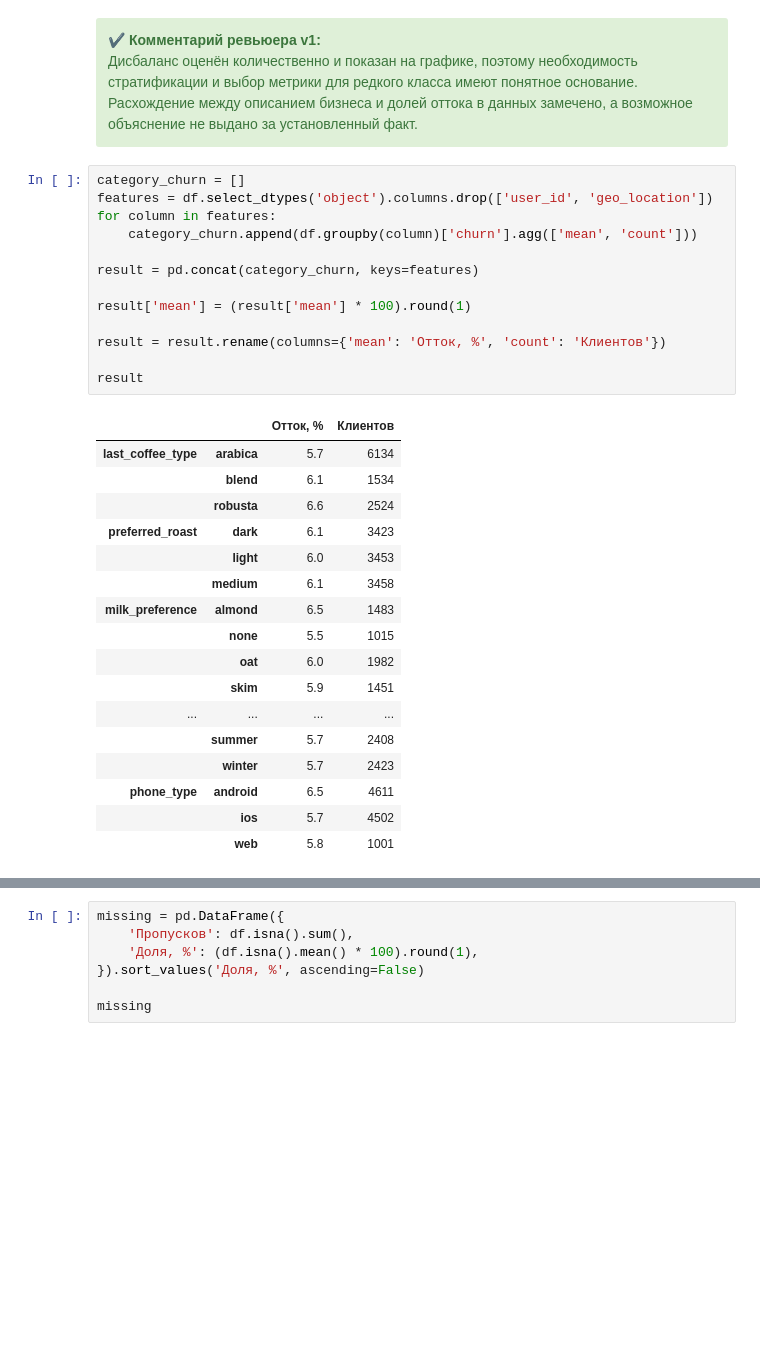
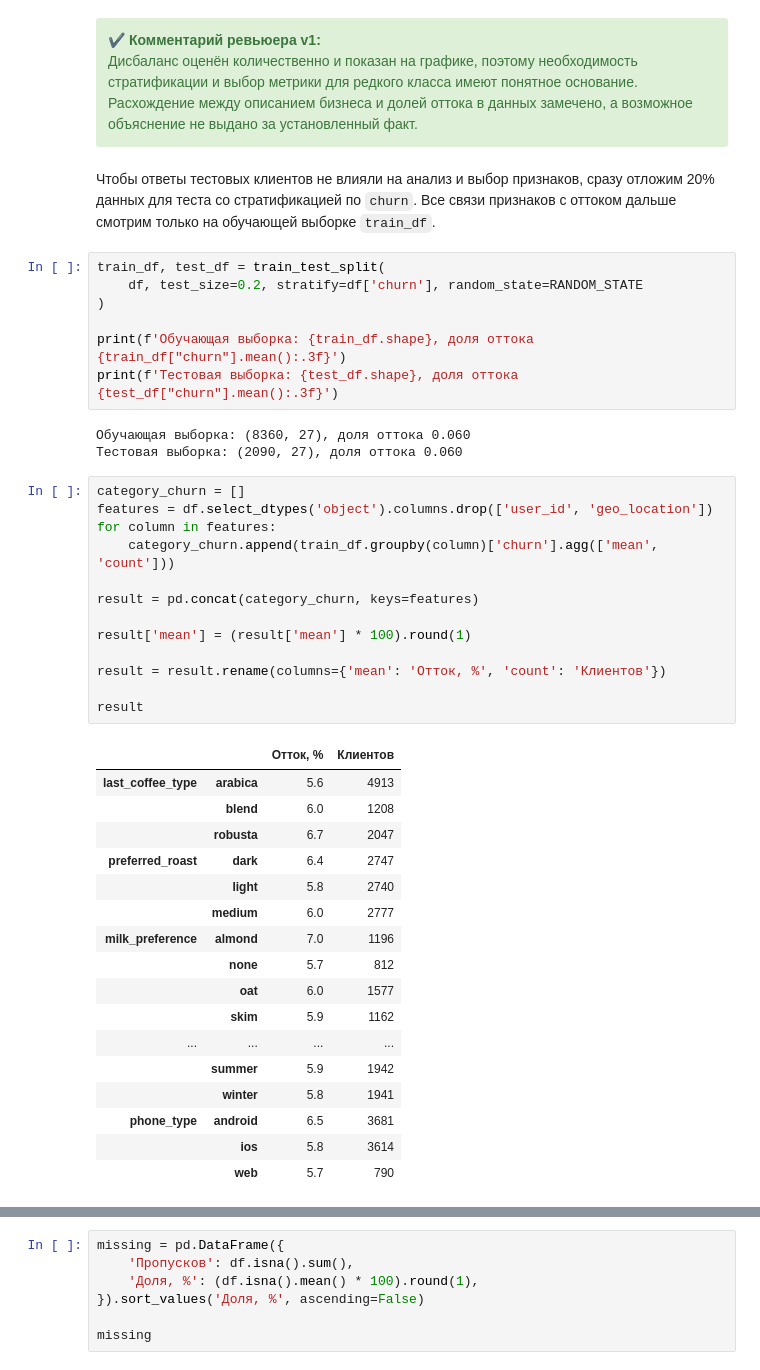
Before and after one commit to dontroublo/delivery-coffee, a Jupyter notebook: coffee_churn.ipynb, the cells around one changed output, grey strips where cells are left out. Saved outputs shown, nothing was run; the diff lists cells and outputs as text; blank space fills up the shorter version.

Commit message:
fix: разбиение до анализа связей с целевой, EDA по train (замечание 2)

```diff
--- a/coffee_churn.ipynb
+++ b/coffee_churn.ipynb
@@ -261,34 +261,46 @@ plt.show()
 <br>
 Дисбаланс оценён количественно и показан на графике, поэтому необходимость стратификации и выбор метрики для редкого класса имеют понятное основание. Расхождение между описанием бизнеса и долей оттока в данных замечено, а возможное объяснение не выдано за установленный факт.
 </div>
+# %% [markdown]
+Чтобы ответы тестовых клиентов не влияли на анализ и выбор признаков, сразу отложим 20% данных для теста со стратификацией по `churn`. Все связи признаков с оттоком дальше смотрим только на обучающей выборке `train_df`.
+# %%
+train_df, test_df = train_test_split(
+    df, test_size=0.2, stratify=df['churn'], random_state=RANDOM_STATE
+)
+
+print(f'Обучающая выборка: {train_df.shape}, доля оттока {train_df["churn"].mean():.3f}')
+print(f'Тестовая выборка: {test_df.shape}, доля оттока {test_df["churn"].mean():.3f}')
+# %% [output]
+Обучающая выборка: (8360, 27), доля оттока 0.060
+Тестовая выборка: (2090, 27), доля оттока 0.060
 # %%
 category_churn = []
 features = df.select_dtypes('object').columns.drop(['user_id', 'geo_location'])
 for column in features:
-    category_churn.append(df.groupby(column)['churn'].agg(['mean', 'count']))
+    category_churn.append(train_df.groupby(column)['churn'].agg(['mean', 'count']))
 
 result = pd.concat(category_churn, keys=features)
 
 result['mean'] = (result['mean'] * 100).round(1)
 
 result = result.rename(columns={'mean': 'Отток, %', 'count': 'Клиентов'})
 
 result
 # %% [output]
 |  |  | Отток, % | Клиентов |
-| last_coffee_type | arabica | 5.7 | 6134 |
-|  | blend | 6.1 | 1534 |
-|  | robusta | 6.6 | 2524 |
-| preferred_roast | dark | 6.1 | 3423 |
-|  | light | 6.0 | 3453 |
-|  | medium | 6.1 | 3458 |
-| milk_preference | almond | 6.5 | 1483 |
-|  | none | 5.5 | 1015 |
-|  | oat | 6.0 | 1982 |
-|  | skim | 5.9 | 1451 |
+| last_coffee_type | arabica | 5.6 | 4913 |
+|  | blend | 6.0 | 1208 |
+|  | robusta | 6.7 | 2047 |
+| preferred_roast | dark | 6.4 | 2747 |
+|  | light | 5.8 | 2740 |
+|  | medium | 6.0 | 2777 |
+| milk_preference | almond | 7.0 | 1196 |
+|  | none | 5.7 | 812 |
+|  | oat | 6.0 | 1577 |
+|  | skim | 5.9 | 1162 |
 | ... | ... | ... | ... |
-|  | summer | 5.7 | 2408 |
-|  | winter | 5.7 | 2423 |
-| phone_type | android | 6.5 | 4611 |
-|  | ios | 5.7 | 4502 |
-|  | web | 5.8 | 1001 |
+|  | summer | 5.9 | 1942 |
+|  | winter | 5.8 | 1941 |
+| phone_type | android | 6.5 | 3681 |
+|  | ios | 5.8 | 3614 |
+|  | web | 5.7 | 790 |
```
Also changed, not shown: parts of 12 cells of this notebook.
